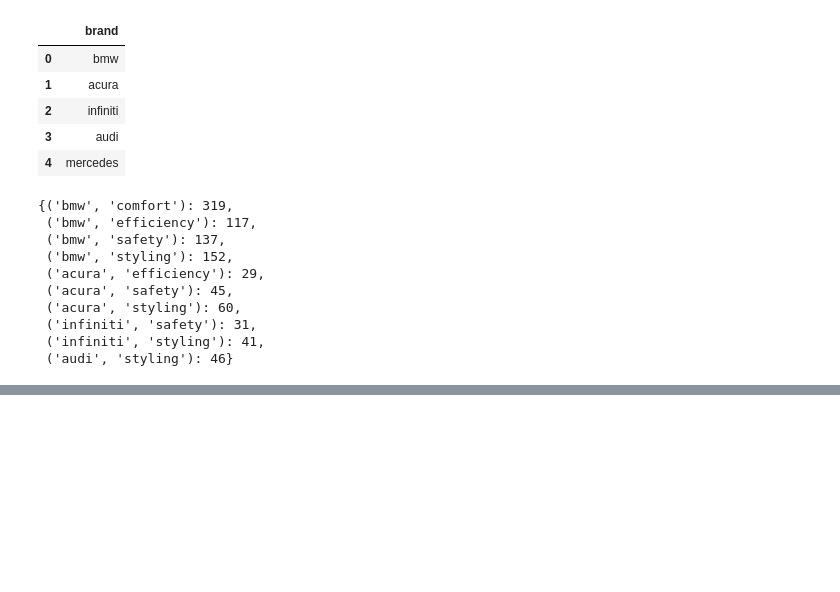
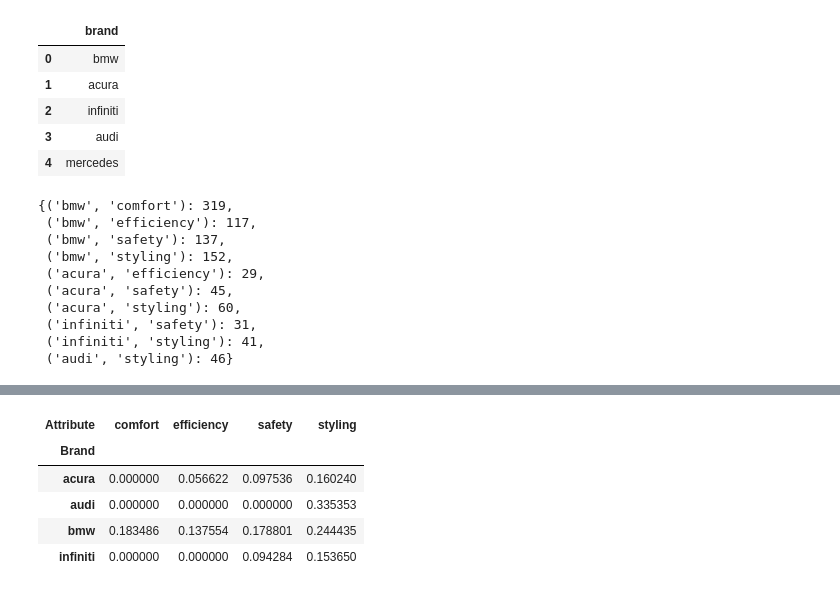
Before and after one commit to TeachFakerPlayingMid/INSY669-Text-Analytics-, a Jupyter notebook: Task C.ipynb, the cells around one changed output, grey strips where cells are left out. Saved outputs shown, nothing was run; the diff lists cells and outputs as text; code cells hidden in the pictures; blank space fills up the shorter version.

```diff
--- a/Task C.ipynb
+++ b/Task C.ipynb
@@ -248,0 +233,3 @@ KeyError: 'bmw'
+# %%
+top_5_brands_freq = pd.read_csv('top10_brands_frequency.csv', header=0)
+top_5_brands_freq = top_5_brands_freq[:5]
@@ -249,2 +245,19 @@ KeyError: 'bmw'
+# %%
+top5_features_dict = top_5_features_dist.set_index('Feature')['Frequency'].to_dict()
+
+top5_brands_dict = top_5_brands_freq.set_index('brand')['frequency'].to_dict()
+
+lift_dict = {}
+total_txt = len(doc)  # Replace 'doc' with the actual variable that represents your total document count
+
+for key, value in pairs_freq_dict.items():
+    brand, feature = key  # Unpack the key which is a tuple of (brand, feature)
+    AB = value
+    count_A = top5_brands_dict[brand]  # Get brand count
+    count_B = top5_features_dict[feature]  # Get feature count
+
+    # Calculate lift, ensuring that count_A and count_B are not zero
+    if count_A > 0 and count_B > 0:
+        lift_dict[key] = total_txt * AB / (count_A * count_B)
 # %%
 lift_dict
@@ -250,0 +277,8 @@ lift_dict
+# %%
+# Calculate dissimilarity matrix based on lift
+dissimilarity_dict = {}
+
+for key, value in lift_dict.items():
+    dissimilarity_dict[key] = 1 / value
+
+dissimilarity_dict
@@ -250,0 +296,15 @@ lift_dict
+# %%
+
+data = [(brand, attribute, 1 / dissimilarity) for (brand, attribute), dissimilarity in dissimilarity_dict.items()]
+dissimilarity_df = pd.DataFrame(data, columns=['Brand', 'Attribute', 'Dissimilarity'])
+
+
+dissimilarity_matrix = dissimilarity_df.pivot(index='Brand', columns='Attribute', values='Dissimilarity').fillna(0)
+dissimilarity_matrix
+# %% [output]
+| Attribute | comfort | efficiency | safety | styling |
+| Brand |  |  |  |  |
+| acura | 0.000000 | 0.056622 | 0.097536 | 0.160240 |
+| audi | 0.000000 | 0.000000 | 0.000000 | 0.335353 |
+| bmw | 0.183486 | 0.137554 | 0.178801 | 0.244435 |
+| infiniti | 0.000000 | 0.000000 | 0.094284 | 0.153650 |
```
Also changed, not shown: parts of 11 cells of this notebook, 1 other file.
